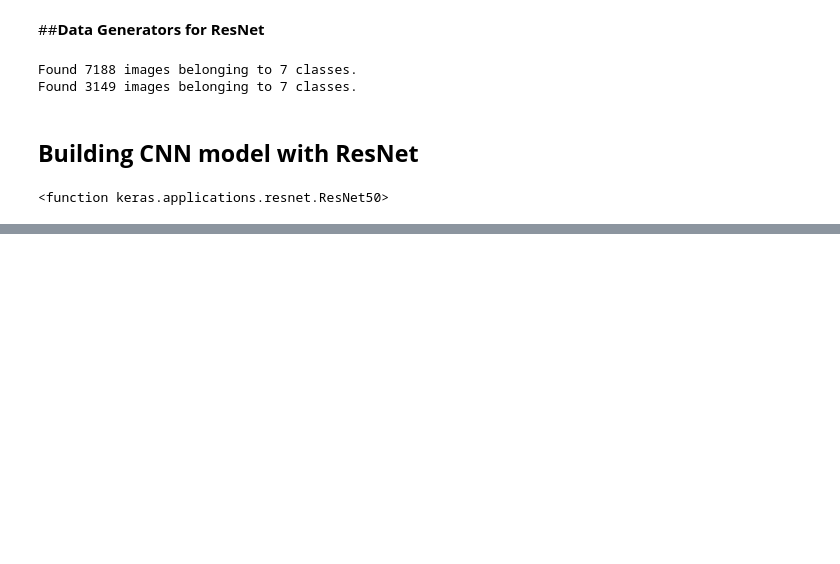
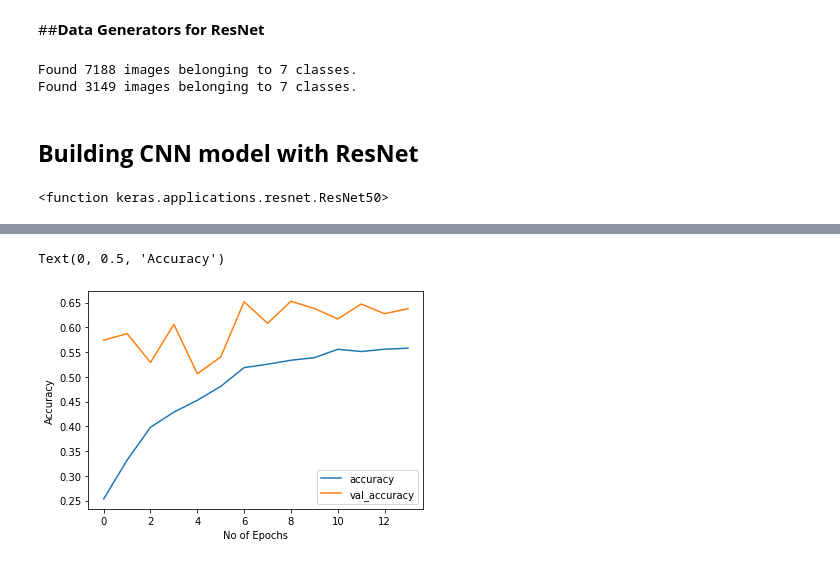
Before and after one commit to AkashSalmuthe/Face-Emotion-Recognition, a Jupyter notebook: Face_Emotion_Recognition.ipynb, the cells around one changed output, grey strips where cells are left out. Drawn from its saved outputs; the diff is of its cells as text; code cells hidden in the pictures; blank space fills up the shorter version.

```diff
--- a/Face_Emotion_Recognition.ipynb
+++ b/Face_Emotion_Recognition.ipynb
@@ -255,0 +507,8 @@ _________________________________________________________________
+# %%
+#Plotting Accuracy
+df[['accuracy','val_accuracy']].plot()
+plt.xlabel('No of Epochs')
+plt.ylabel('Accuracy')
+# %% [output]
+Text(0, 0.5, 'Accuracy')
+[figure, added]
```
Also changed, not shown: parts of 39 cells of this notebook.
